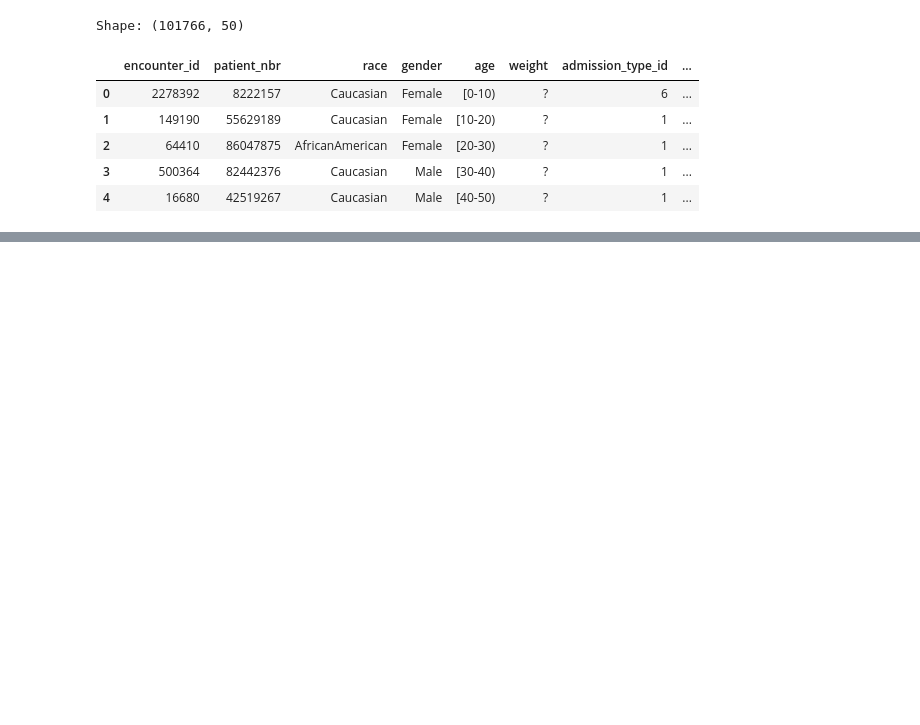
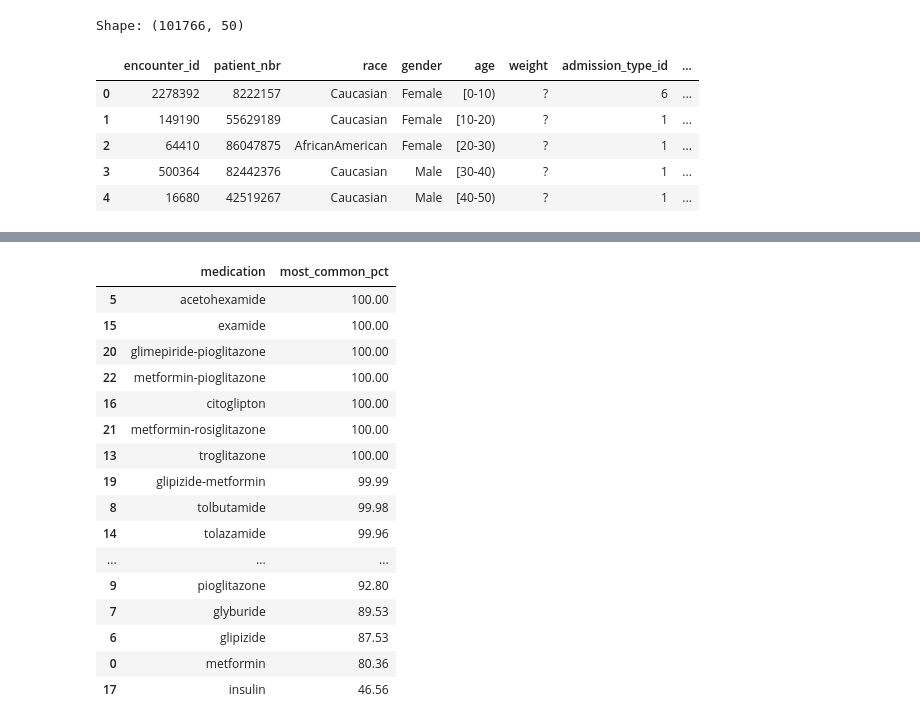
Before and after one commit to marioc1234/readmission-nlp, a Jupyter notebook: notebooks/01_eda.ipynb, the cells around one changed output, grey strips where cells are left out. Saved outputs shown, nothing was run; the diff lists cells and outputs as text; code cells hidden in the pictures; blank space fills up the shorter version.

```diff
--- a/notebooks/01_eda.ipynb
+++ b/notebooks/01_eda.ipynb
@@ -19,0 +61,39 @@ Shape: (101766, 50)
+# %%
+med_cols = ['metformin', 'repaglinide', 'nateglinide', 'chlorpropamide',
+            'glimepiride', 'acetohexamide', 'glipizide', 'glyburide',
+            'tolbutamide', 'pioglitazone', 'rosiglitazone', 'acarbose',
+            'miglitol', 'troglitazone', 'tolazamide', 'examide',
+            'citoglipton', 'insulin', 'glyburide-metformin',
+            'glipizide-metformin', 'glimepiride-pioglitazone',
+            'metformin-rosiglitazone', 'metformin-pioglitazone']
+
+#percent of rows in the most common category
+near_constant = []
+for col in med_cols:
+    top_pct = df[col].value_counts(normalize = True).iloc[0]
+    near_constant.append({
+            'medication': col,
+            'most_common_pct': round(top_pct * 100, 2)
+        })
+
+    med_summary = pd.DataFrame(near_constant).sort_values(
+        'most_common_pct', ascending=False)
+med_summary
+# %% [output]
+|  | medication | most_common_pct |
+| 5 | acetohexamide | 100.00 |
+| 15 | examide | 100.00 |
+| 20 | glimepiride-pioglitazone | 100.00 |
+| 22 | metformin-pioglitazone | 100.00 |
+| 16 | citoglipton | 100.00 |
+| 21 | metformin-rosiglitazone | 100.00 |
+| 13 | troglitazone | 100.00 |
+| 19 | glipizide-metformin | 99.99 |
+| 8 | tolbutamide | 99.98 |
+| 14 | tolazamide | 99.96 |
+| ... | ... | ... |
+| 9 | pioglitazone | 92.80 |
+| 7 | glyburide | 89.53 |
+| 6 | glipizide | 87.53 |
+| 0 | metformin | 80.36 |
+| 17 | insulin | 46.56 |
```
Also changed, not shown: parts of 10 cells of this notebook.
